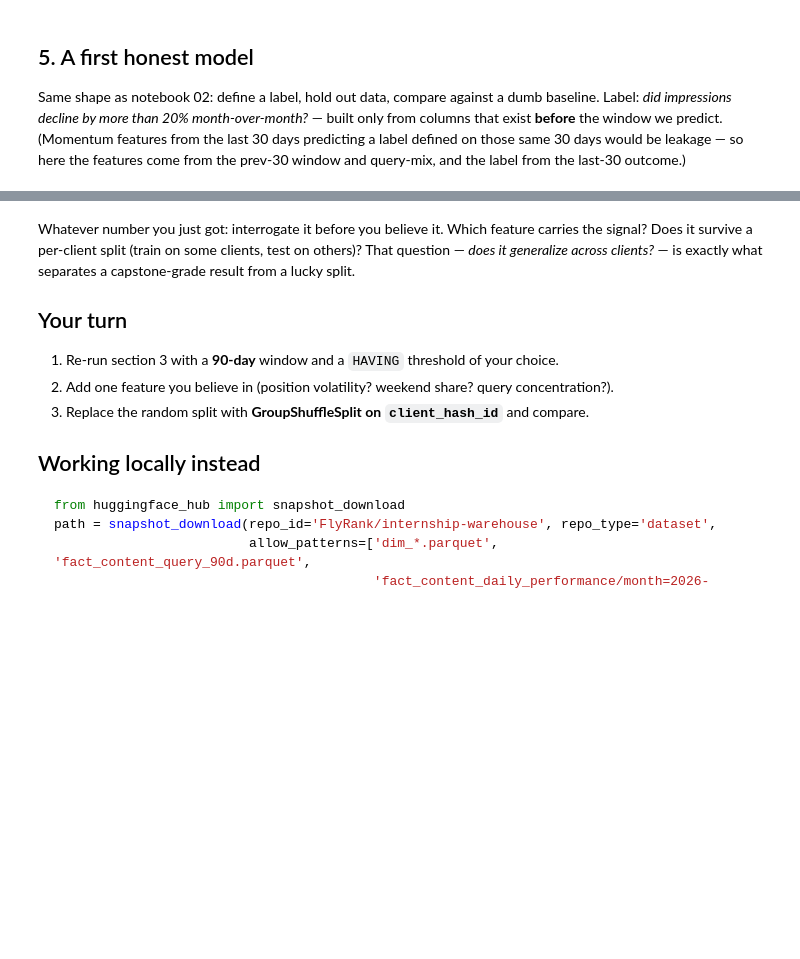
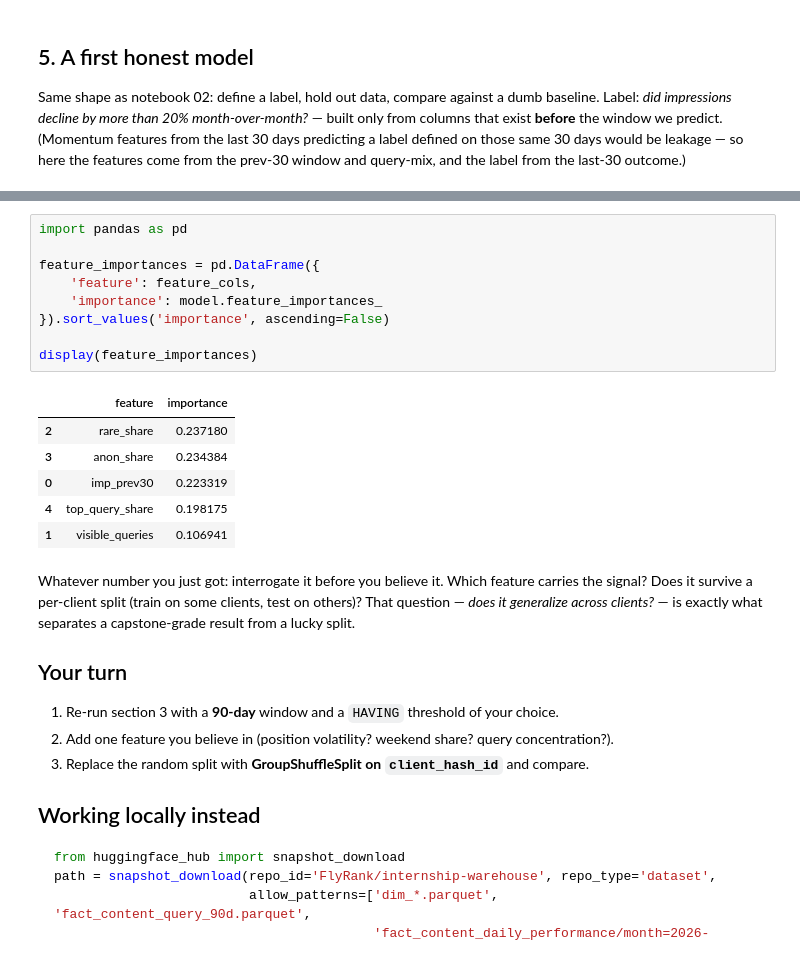
Before and after one commit to SanjanaDhawale/Starter-Notebooks, a Jupyter notebook: notebooks/03_working_with_the_full_release.ipynb, the cells around one changed output, grey strips where cells are left out. Drawn from its saved outputs; the diff is of its cells as text; blank space fills up the shorter version.

```diff
--- a/notebooks/03_working_with_the_full_release.ipynb
+++ b/notebooks/03_working_with_the_full_release.ipynb
@@ -155,3 +216,19 @@ print(classification_report(y_te, model.predict(X_te), digits=3))
+# %%
+import pandas as pd
+
+feature_importances = pd.DataFrame({
+    'feature': feature_cols,
+    'importance': model.feature_importances_
+}).sort_values('importance', ascending=False)
+
+display(feature_importances)
+# %% [output]
+|  | feature | importance |
+| 2 | rare_share | 0.237180 |
+| 3 | anon_share | 0.234384 |
+| 0 | imp_prev30 | 0.223319 |
+| 4 | top_query_share | 0.198175 |
+| 1 | visible_queries | 0.106941 |
 # %% [markdown]
 Whatever number you just got: interrogate it before you believe it. Which feature carries the
 signal? Does it survive a per-client split (train on some clients, test on others)? That
```
Also changed, not shown: parts of 9 cells of this notebook.
